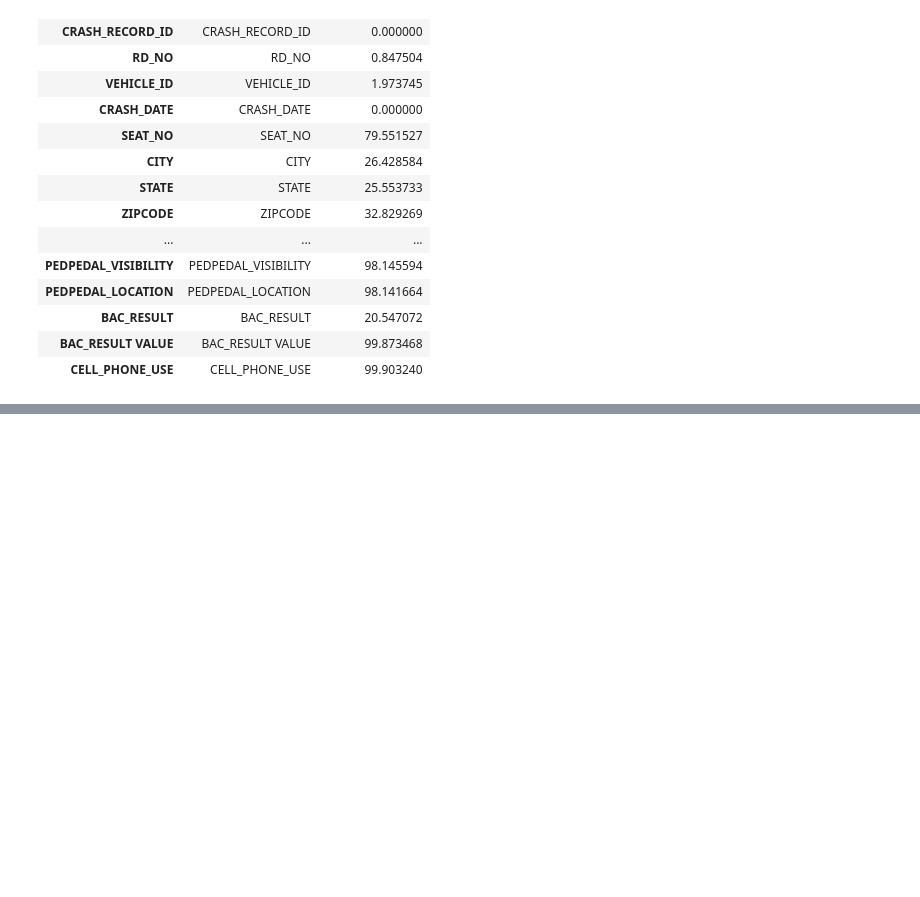
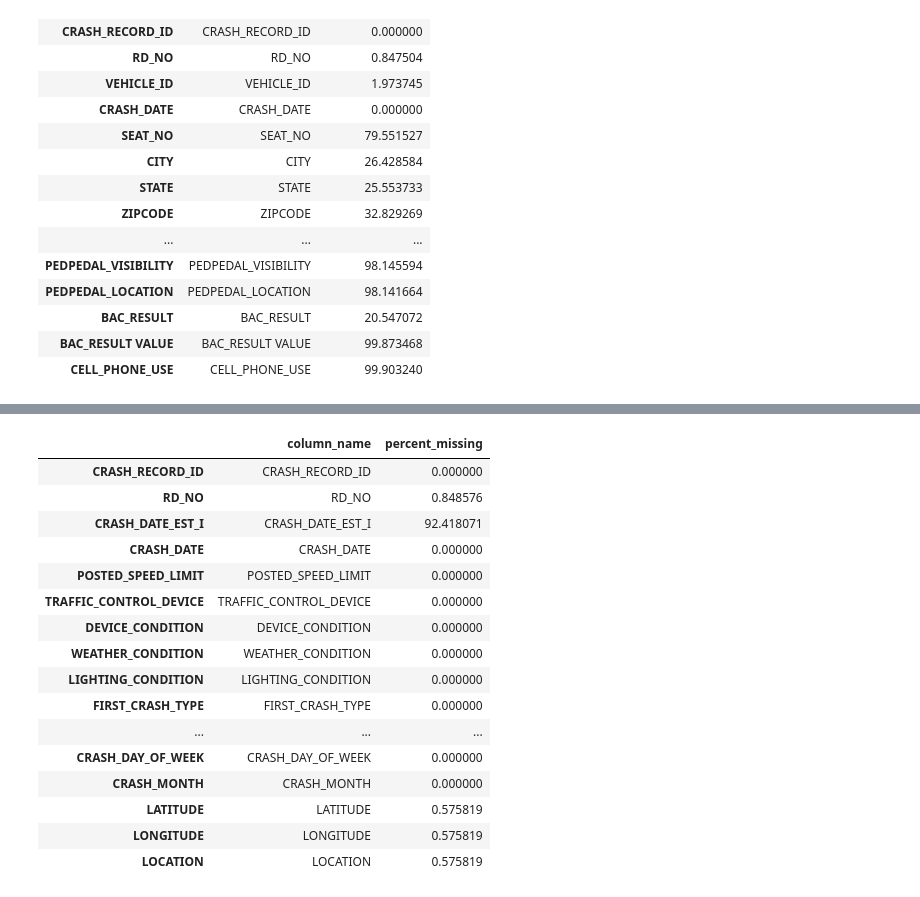
Before and after one commit to AngieKay/Chicago-Crashes, a Jupyter notebook: Meaghan_wn.ipynb, the cells around one changed output, grey strips where cells are left out. Saved outputs shown, nothing was run; the diff lists cells and outputs as text; code cells hidden in the pictures; blank space fills up the shorter version.

```diff
--- a/Meaghan_wn.ipynb
+++ b/Meaghan_wn.ipynb
@@ -86,0 +112,25 @@ missing_value_df
+# %%
+percent_missing = crashes.isnull().sum() * 100 / len(crashes)
+missing_value_df = pd.DataFrame({'column_name': crashes.columns,
+                                 'percent_missing': percent_missing})
+
+pd.set_option('display.max_rows', None)
+missing_value_df
+# %% [output]
+|  | column_name | percent_missing |
+| CRASH_RECORD_ID | CRASH_RECORD_ID | 0.000000 |
+| RD_NO | RD_NO | 0.848576 |
+| CRASH_DATE_EST_I | CRASH_DATE_EST_I | 92.418071 |
+| CRASH_DATE | CRASH_DATE | 0.000000 |
+| POSTED_SPEED_LIMIT | POSTED_SPEED_LIMIT | 0.000000 |
+| TRAFFIC_CONTROL_DEVICE | TRAFFIC_CONTROL_DEVICE | 0.000000 |
+| DEVICE_CONDITION | DEVICE_CONDITION | 0.000000 |
+| WEATHER_CONDITION | WEATHER_CONDITION | 0.000000 |
+| LIGHTING_CONDITION | LIGHTING_CONDITION | 0.000000 |
+| FIRST_CRASH_TYPE | FIRST_CRASH_TYPE | 0.000000 |
+| ... | ... | ... |
+| CRASH_DAY_OF_WEEK | CRASH_DAY_OF_WEEK | 0.000000 |
+| CRASH_MONTH | CRASH_MONTH | 0.000000 |
+| LATITUDE | LATITUDE | 0.575819 |
+| LONGITUDE | LONGITUDE | 0.575819 |
+| LOCATION | LOCATION | 0.575819 |
```
Also changed, not shown: parts of 15 cells of this notebook.
